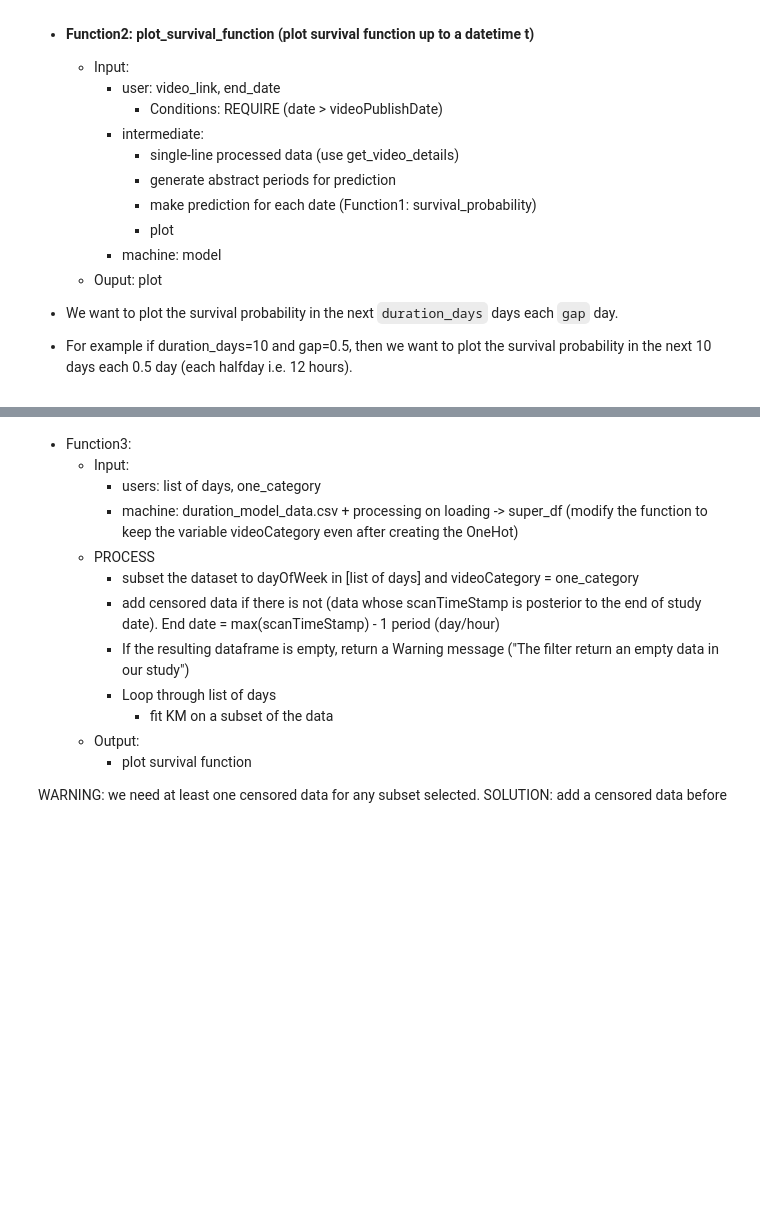
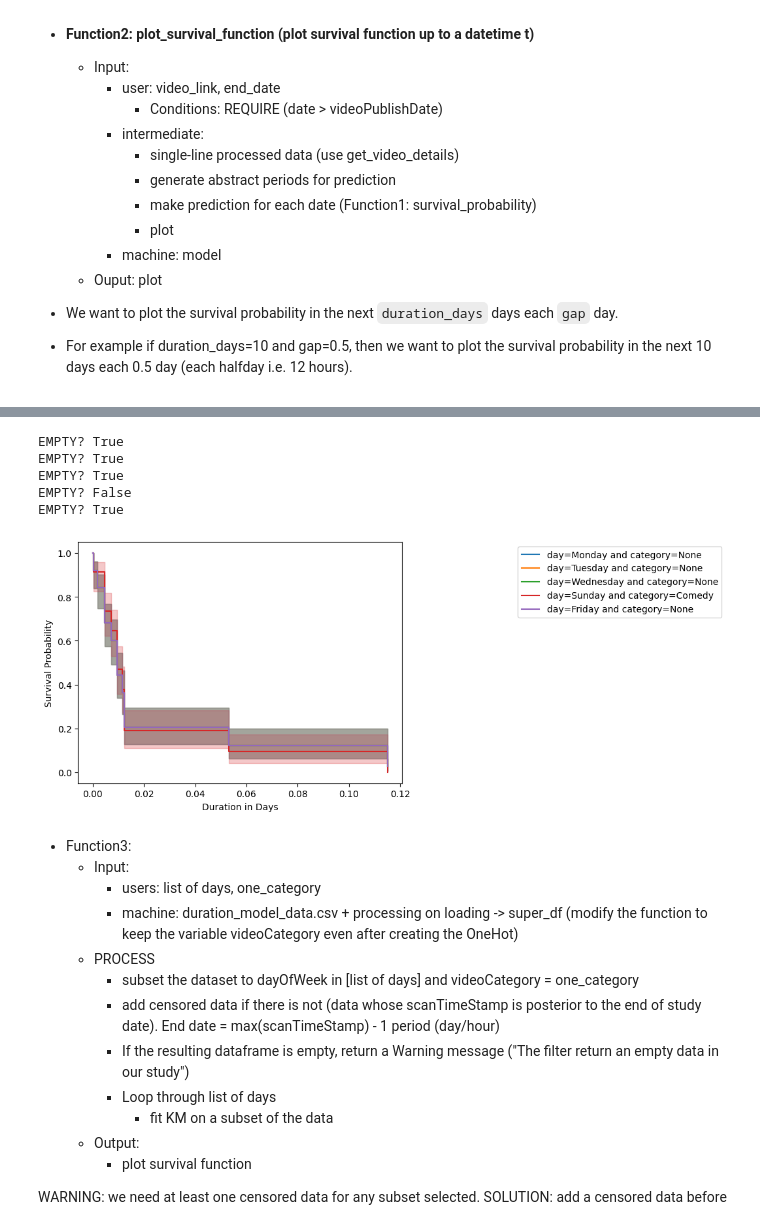
Before and after one commit to Yedson54/YouTrend, a Jupyter notebook: demos/duration_model_yed.ipynb, the cells around one changed output, grey strips where cells are left out. Drawn from its saved outputs; the diff is of its cells as text; code cells hidden in the pictures; blank space fills up the shorter version.

```diff
--- a/demos/duration_model_yed.ipynb
+++ b/demos/duration_model_yed.ipynb
@@ -824,3 +892,21 @@ No artists with labels found to put in legend.  Note that artists whose label st
+# %%
+def plot_survival_probabilities_by_group(day_list, category, super_df=super_df):
+    for day in day_list:
+        kmf, cat = kmf_model_per_day_and_video_cat(day, category, super_df)
+        kmf.plot(label=f"day={day} and category={cat}")
+    plt.xlabel("Duration in Days")
+    plt.ylabel('Survival Probability')
+    plt.legend(loc='upper right', bbox_to_anchor=(2, 1))
+    plt.show()
+
+plot_survival_probabilities_by_group(["Monday", "Tuesday", "Wednesday", "Sunday", "Friday"], "Comedy")
+# %% [output]
+EMPTY? True
+EMPTY? True
+EMPTY? True
+EMPTY? False
+EMPTY? True
+[figure, added]
 # %%
 def function_1(day, cat):
     # filters
```
Also changed, not shown: parts of 5 cells of this notebook, 3 other files.
